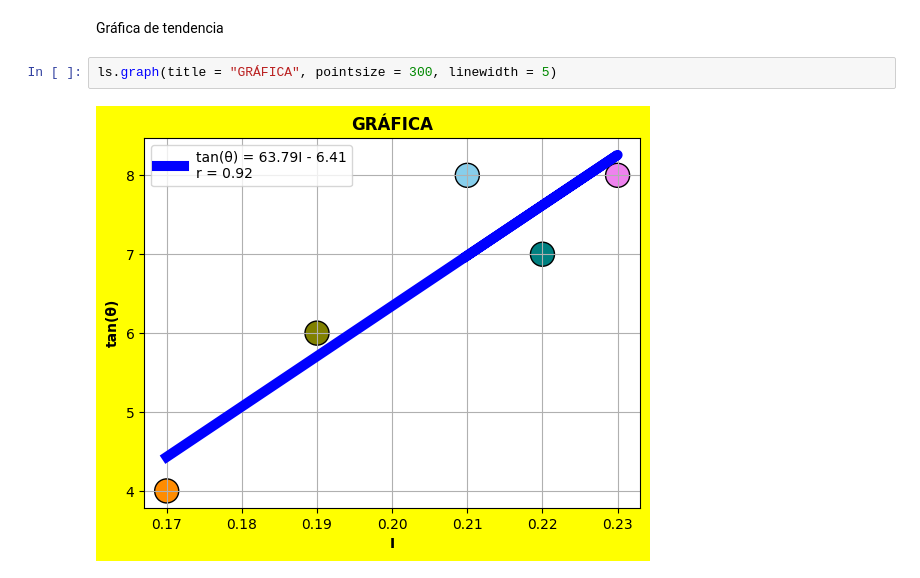
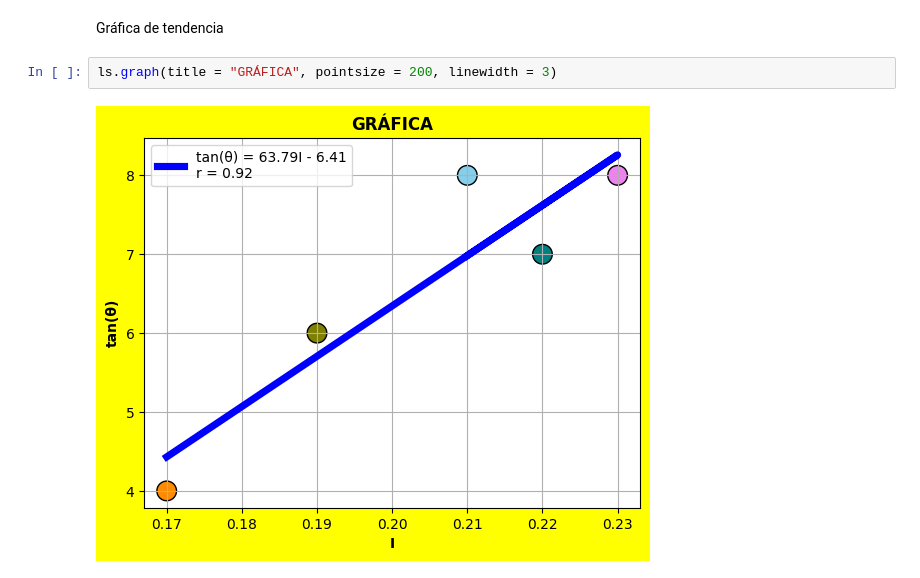
Before and after one commit to E-ALEJO-R/PhysicsLaboratory2, a Jupyter notebook: lab10/lab.ipynb, the cells around one changed output. Drawn from its saved outputs; the diff is of its cells as text.

```diff
--- a/lab10/lab.ipynb
+++ b/lab10/lab.ipynb
@@ -430,6 +438,6 @@ ls.equation()
 # %% [markdown]
 Gráfica de tendencia
 # %%
-ls.graph(title = "GRÁFICA", pointsize = 300, linewidth = 5)
+ls.graph(title = "GRÁFICA", pointsize = 200, linewidth = 3)
 # %% [output]
-[figure, old version]
+[figure, new version]
```
Also changed, not shown: parts of 8 cells of this notebook, 5 other files.
